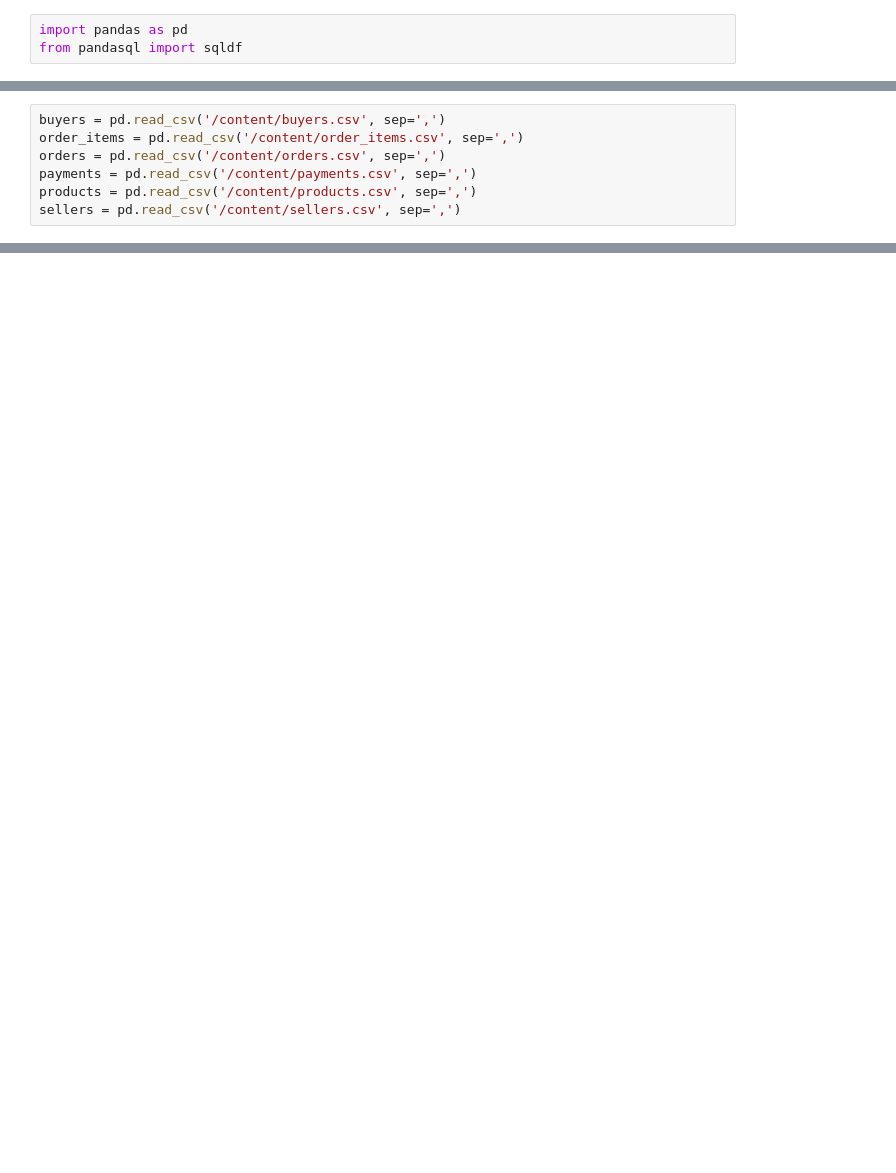
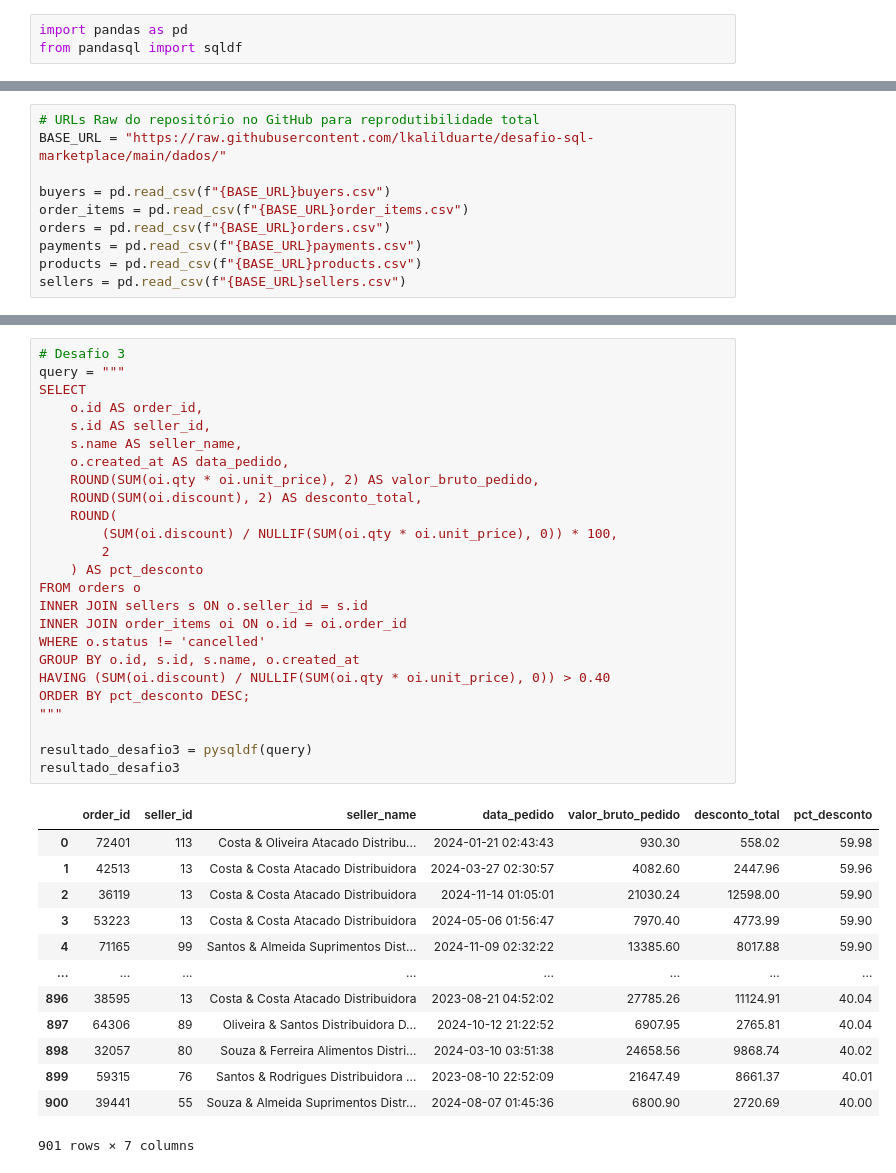
Before and after one commit to lkalilduarte/desafio-sql-marketplace, a Jupyter notebook: Teste/modelo_teste.ipynb, the cells around one changed output, grey strips where cells are left out. Cells and saved outputs as stored; diff of their text form; blank space fills up the shorter version.

```diff
--- a/Teste/modelo_teste.ipynb
+++ b/Teste/modelo_teste.ipynb
@@ -8,10 +12,13 @@ pysqldf = lambda q: sqldf(q, globals())
 # %%
-buyers = pd.read_csv('/content/buyers.csv', sep=',')
-order_items = pd.read_csv('/content/order_items.csv', sep=',')
-orders = pd.read_csv('/content/orders.csv', sep=',')
-payments = pd.read_csv('/content/payments.csv', sep=',')
-products = pd.read_csv('/content/products.csv', sep=',')
-sellers = pd.read_csv('/content/sellers.csv', sep=',')
+# URLs Raw do repositório no GitHub para reprodutibilidade total
+BASE_URL = "https://raw.githubusercontent.com/lkalilduarte/desafio-sql-marketplace/main/dados/"
+
+buyers = pd.read_csv(f"{BASE_URL}buyers.csv")
+order_items = pd.read_csv(f"{BASE_URL}order_items.csv")
+orders = pd.read_csv(f"{BASE_URL}orders.csv")
+payments = pd.read_csv(f"{BASE_URL}payments.csv")
+products = pd.read_csv(f"{BASE_URL}products.csv")
+sellers = pd.read_csv(f"{BASE_URL}sellers.csv")
 # %%
 display(buyers.head())
 display(order_items.head())
@@ -61,0 +184,39 @@ resultado_desafio4
+# %%
+# Desafio 3
+query = """
+SELECT
+    o.id AS order_id,
+    s.id AS seller_id,
+    s.name AS seller_name,
+    o.created_at AS data_pedido,
+    ROUND(SUM(oi.qty * oi.unit_price), 2) AS valor_bruto_pedido,
+    ROUND(SUM(oi.discount), 2) AS desconto_total,
+    ROUND(
+        (SUM(oi.discount) / NULLIF(SUM(oi.qty * oi.unit_price), 0)) * 100,
+        2
+    ) AS pct_desconto
+FROM orders o
+INNER JOIN sellers s ON o.seller_id = s.id
+INNER JOIN order_items oi ON o.id = oi.order_id
+WHERE o.status != 'cancelled'
+GROUP BY o.id, s.id, s.name, o.created_at
+HAVING (SUM(oi.discount) / NULLIF(SUM(oi.qty * oi.unit_price), 0)) > 0.40
+ORDER BY pct_desconto DESC;
+"""
+
+resultado_desafio3 = pysqldf(query)
+resultado_desafio3
+# %% [output]
+|  | order_id | seller_id | seller_name | data_pedido | valor_bruto_pedido | desconto_total | pct_desconto |
+| 0 | 72401 | 113 | Costa & Oliveira Atacado Distribu... | 2024-01-21 02:43:43 | 930.30 | 558.02 | 59.98 |
+| 1 | 42513 | 13 | Costa & Costa Atacado Distribuidora | 2024-03-27 02:30:57 | 4082.60 | 2447.96 | 59.96 |
+| 2 | 36119 | 13 | Costa & Costa Atacado Distribuidora | 2024-11-14 01:05:01 | 21030.24 | 12598.00 | 59.90 |
+| 3 | 53223 | 13 | Costa & Costa Atacado Distribuidora | 2024-05-06 01:56:47 | 7970.40 | 4773.99 | 59.90 |
+| 4 | 71165 | 99 | Santos & Almeida Suprimentos Dist... | 2024-11-09 02:32:22 | 13385.60 | 8017.88 | 59.90 |
+| ... | ... | ... | ... | ... | ... | ... | ... |
+| 896 | 38595 | 13 | Costa & Costa Atacado Distribuidora | 2023-08-21 04:52:02 | 27785.26 | 11124.91 | 40.04 |
+| 897 | 64306 | 89 | Oliveira & Santos Distribuidora D... | 2024-10-12 21:22:52 | 6907.95 | 2765.81 | 40.04 |
+| 898 | 32057 | 80 | Souza & Ferreira Alimentos Distri... | 2024-03-10 03:51:38 | 24658.56 | 9868.74 | 40.02 |
+| 899 | 59315 | 76 | Santos & Rodrigues Distribuidora ... | 2023-08-10 22:52:09 | 21647.49 | 8661.37 | 40.01 |
+| 900 | 39441 | 55 | Souza & Almeida Suprimentos Distr... | 2024-08-07 01:45:36 | 6800.90 | 2720.69 | 40.00 |
+901 rows × 7 columns
```
Also changed, not shown: parts of 12 cells of this notebook, 1 other file.
